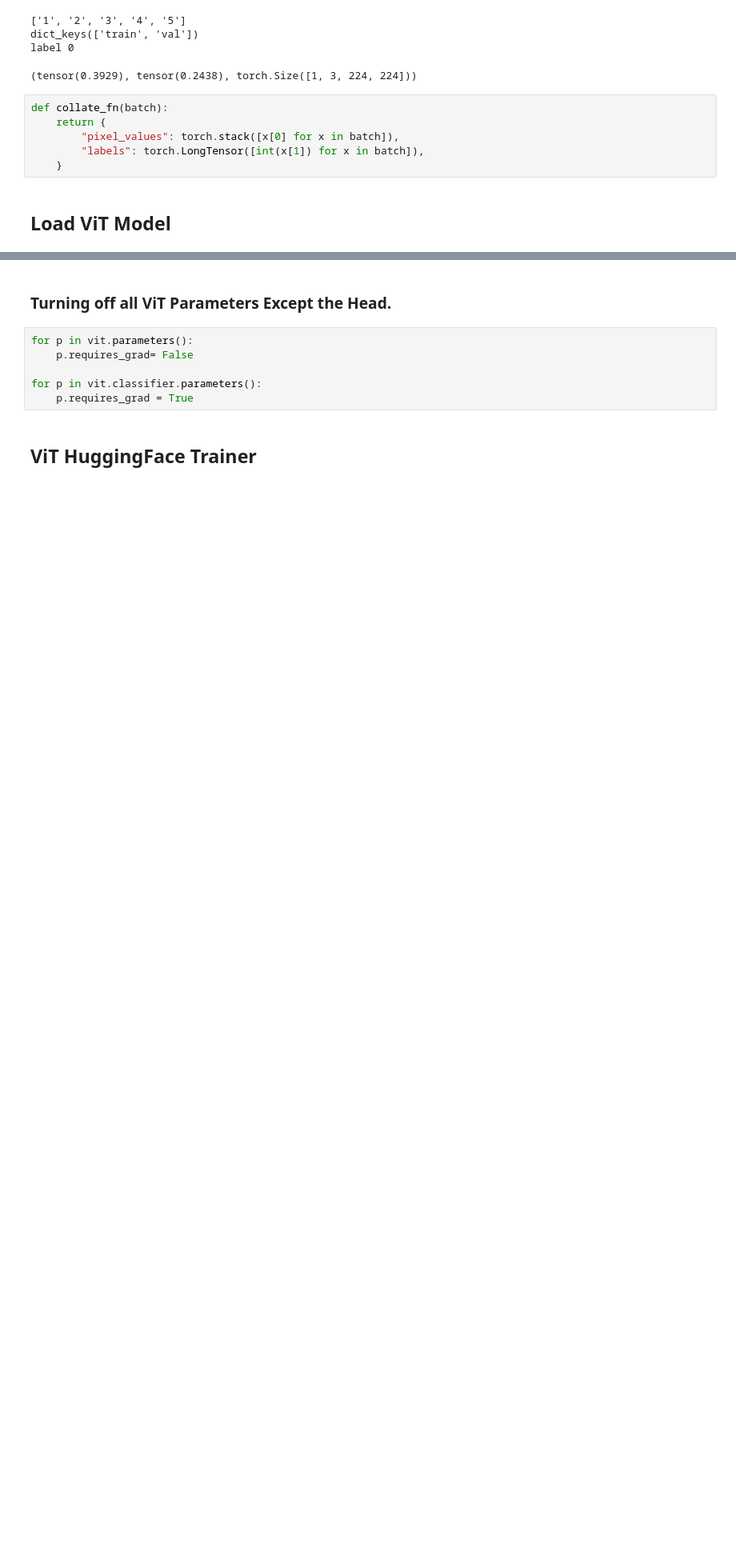
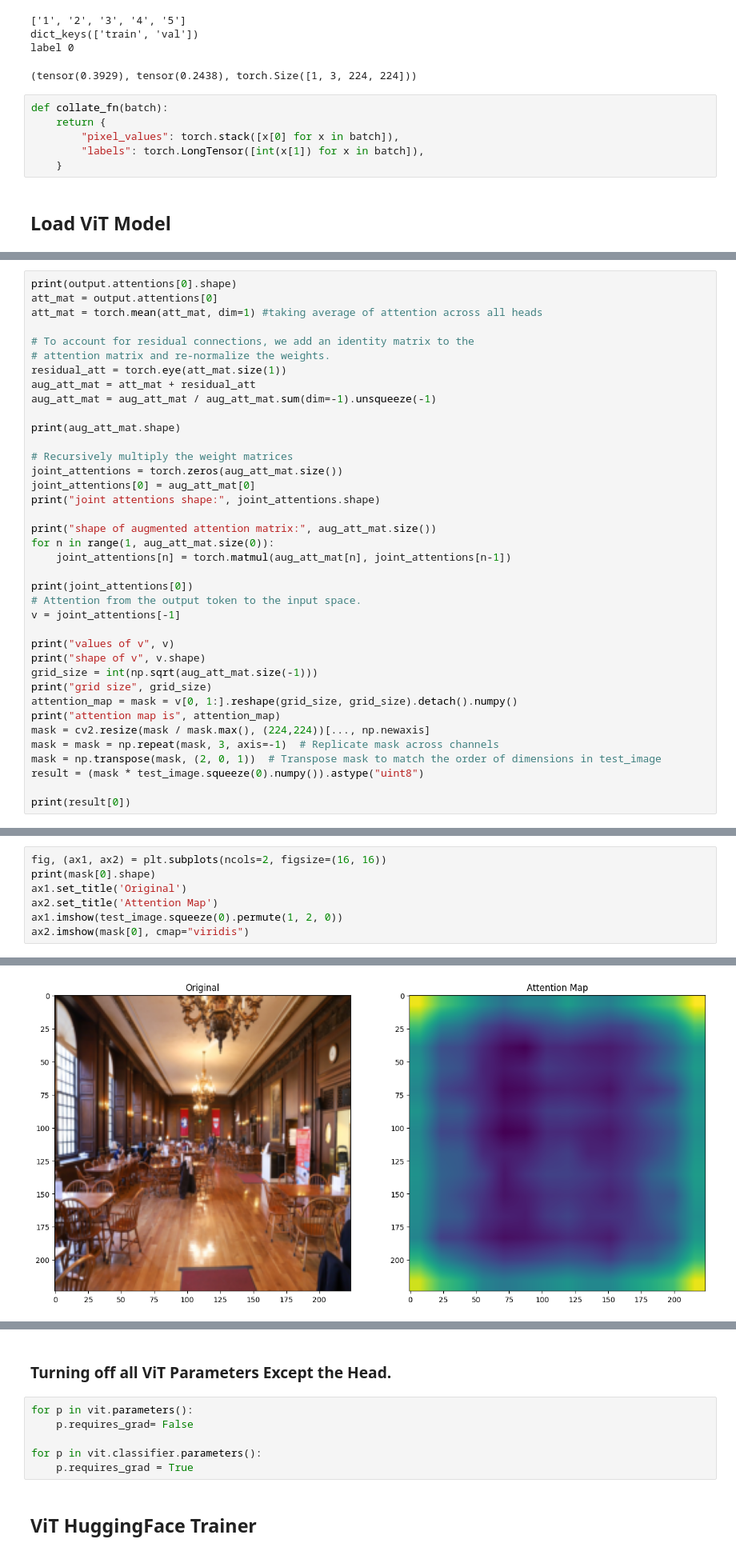
Before and after one commit to UjirYed/AppliedComputerVision, a Jupyter notebook: classifierModels/preTrainedFineTuned/pretrainedViT.ipynb, the cells around one changed output, grey strips where cells are left out. Shown at 80% size. Drawn from its saved outputs; the diff is of its cells as text; blank space fills up the shorter version.

```diff
--- a/classifierModels/preTrainedFineTuned/pretrainedViT.ipynb
+++ b/classifierModels/preTrainedFineTuned/pretrainedViT.ipynb
@@ -118,0 +134,38 @@ ViTForImageClassification(
+# %%
+print(output.attentions[0].shape)
+att_mat = output.attentions[0]
+att_mat = torch.mean(att_mat, dim=1) #taking average of attention across all heads
+
+# To account for residual connections, we add an identity matrix to the
+# attention matrix and re-normalize the weights.
+residual_att = torch.eye(att_mat.size(1))
+aug_att_mat = att_mat + residual_att
+aug_att_mat = aug_att_mat / aug_att_mat.sum(dim=-1).unsqueeze(-1)
+
+print(aug_att_mat.shape)
+
+# Recursively multiply the weight matrices
+joint_attentions = torch.zeros(aug_att_mat.size())
+joint_attentions[0] = aug_att_mat[0]
+print("joint attentions shape:", joint_attentions.shape)
+
+print("shape of augmented attention matrix:", aug_att_mat.size())
+for n in range(1, aug_att_mat.size(0)):
+    joint_attentions[n] = torch.matmul(aug_att_mat[n], joint_attentions[n-1])
+
+print(joint_attentions[0])
+# Attention from the output token to the input space.
+v = joint_attentions[-1]
+
+print("values of v", v)
+print("shape of v", v.shape)
+grid_size = int(np.sqrt(aug_att_mat.size(-1)))
+print("grid size", grid_size)
+attention_map = mask = v[0, 1:].reshape(grid_size, grid_size).detach().numpy()
+print("attention map is", attention_map)
+mask = cv2.resize(mask / mask.max(), (224,224))[..., np.newaxis]
+mask = mask = np.repeat(mask, 3, axis=-1)  # Replicate mask across channels
+mask = np.transpose(mask, (2, 0, 1))  # Transpose mask to match the order of dimensions in test_image
+result = (mask * test_image.squeeze(0).numpy()).astype("uint8")
+
+print(result[0])
@@ -118,0 +191,8 @@ ViTForImageClassification(
+# %%
+fig, (ax1, ax2) = plt.subplots(ncols=2, figsize=(16, 16))
+print(mask[0].shape)
+ax1.set_title('Original')
+ax2.set_title('Attention Map')
+ax1.imshow(test_image.squeeze(0).permute(1, 2, 0))
+ax2.imshow(mask[0], cmap="viridis")
+# %% [output]
@@ -118,0 +201 @@ ViTForImageClassification(
+[figure, added]
```
Also changed, not shown: parts of 9 cells of this notebook, 28 other files.
